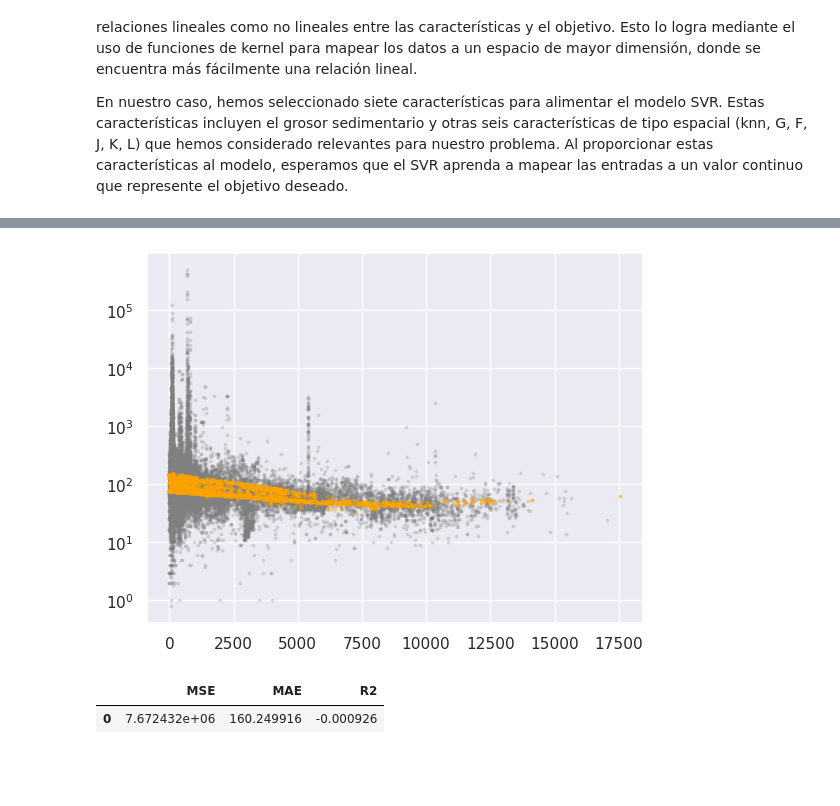
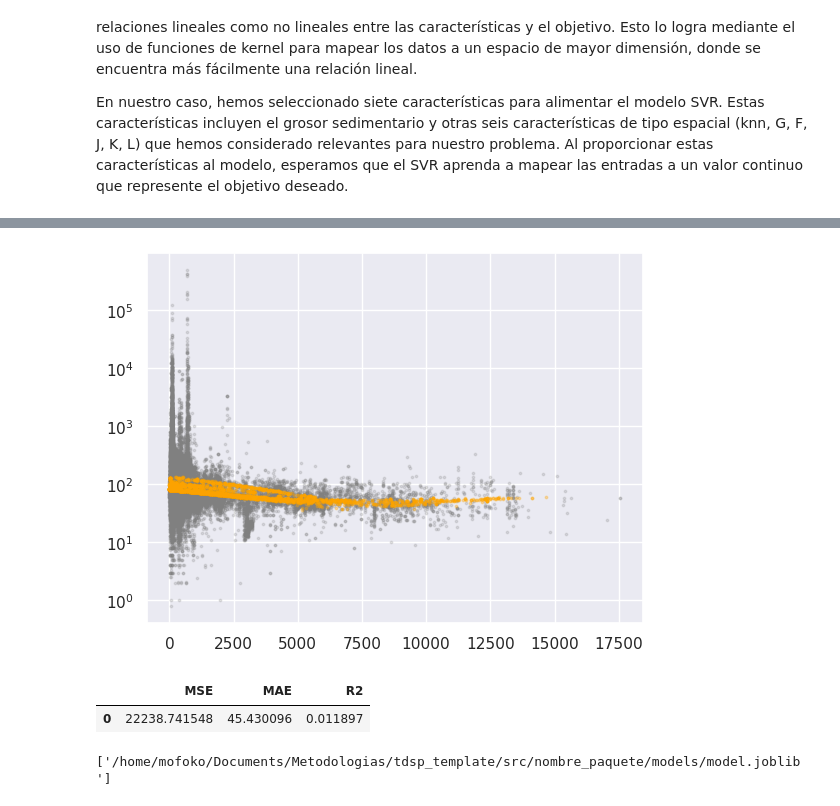
Before and after one commit to gacuervol/tdsp_template, a Jupyter notebook: scripts/training/modelling.ipynb, the cells around one changed output, grey strips where cells are left out. Saved outputs shown, nothing was run; the diff lists cells and outputs as text; code cells hidden in the pictures; blank space fills up the shorter version.

Commit message:
modelling update in SVR blocks

```diff
--- a/scripts/training/modelling.ipynb
+++ b/scripts/training/modelling.ipynb
@@ -158,0 +283,4 @@ y_pred = svr.predict(X_test_matrix_T)
+# %%
+id_min_MAE = df_CV_mean['MAE'].argmin()
+block_size_optim = df_CV_mean.index[id_min_MAE]
+print(f'El block size más optimo para el modelo es: {block_size_optim}')
@@ -158,0 +289,18 @@ y_pred = svr.predict(X_test_matrix_T)
+# %%
+# Dividiendo las coordenadas y los valores en tuplas separadas
+coordinates = tuple(db12_prep[col].to_numpy() for col in coords)
+values = tuple(db12_prep[col].to_numpy() for col in features + [numeric[1], target])
+# Block size
+block_size = block_size_optim
+# Realizando una división en bloques de entrenamiento, validación-prueba
+train, val_test = vd.train_test_split(coordinates, values, test_size=.3, spacing=block_size, random_state=random_state)
+coord_train, data_train, w_train  = train
+coord_val_test, data_val_test, w_val_test  = val_test
+# Dividiendo en bloques la parte de validación y prueba en conjuntos separados
+val, test = vd.train_test_split(coord_val_test, data_val_test, test_size=.5, spacing=10, random_state=random_state)
+coord_val, data_val, w_val  = val
+coord_test, data_test, w_test  = test
+# Obteniendo los datos de entrenamiento, validación y prueba
+X_train, y_train = data_train[:-1], data_train[-1]
+X_val, y_val = data_val[:-1], data_val[-1]
+X_test, y_test = data_test[:-1], data_test[-1]
@@ -159,14 +332,34 @@ y_pred = svr.predict(X_test_matrix_T)
+# %%
+# Convert the tuple to a matrix and transpose it
+X_train_matrix = np.vstack(X_train)
+X_train_matrix_T = np.transpose(X_train_matrix)
+X_val_matrix = np.vstack(X_val)
+X_val_matrix_T = np.transpose(X_val_matrix)
+X_test_matrix = np.vstack(X_test)
+X_test_matrix_T = np.transpose(X_test_matrix)
+# %%
+# Create and train the SVR model
+svr = SVR(kernel='rbf',)
+model_1 = svr.fit(X_train_matrix_T, y_train)
+# Make predictions on the test set
+y_pred_val = svr.predict(X_val_matrix_T)
 # %%
 idx_sed = -1
 plt.scatter(X_train[idx_sed], y_train, color='gray', marker='.', alpha=0.2,
             label='RANSAC outliers', s=12)
-plt.scatter(X_test[idx_sed], y_pred, color='orange', marker='.', alpha=0.3,
+plt.scatter(X_val[idx_sed], y_pred_val, color='orange', marker='.', alpha=0.3,
          label='RANSAC cubic', s=12)
 plt.yscale('log')
 # %% [output]
-[figure, old version]
+[figure, new version]
-# %%
-eval_loader.eval_regres(y_pred, y_test)
-# %% [output]
-|  | MSE | MAE | R2 |
-| 0 | 7.672432e+06 | 160.249916 | -0.000926 |
+# %%
+y_pred_test = svr.predict(X_test_matrix_T)
+eval_loader.eval_regres(y_pred_test, y_test)
+# %% [output]
+|  | MSE | MAE | R2 |
+| 0 | 22238.741548 | 45.430096 | 0.011897 |
+# %%
+model_path = '/home/mofoko/Documents/Metodologias/tdsp_template/src/nombre_paquete/models/'
+joblib.dump(model_1, model_path+'model.joblib')
+# %% [output]
+['/home/mofoko/Documents/Metodologias/tdsp_template/src/nombre_paquete/models/model.joblib']
```
Also changed, not shown: parts of 29 cells of this notebook, 8 other files.
